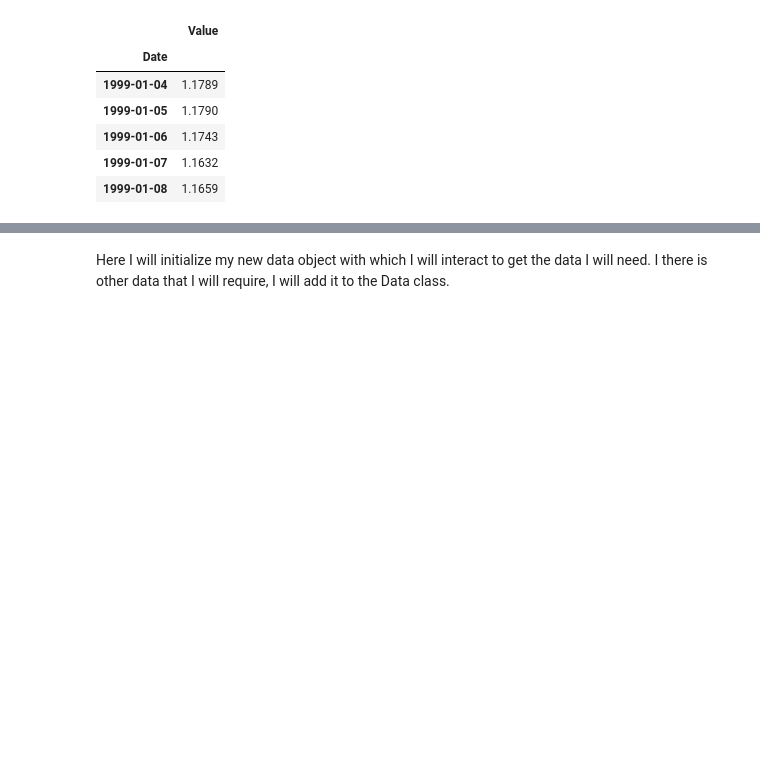
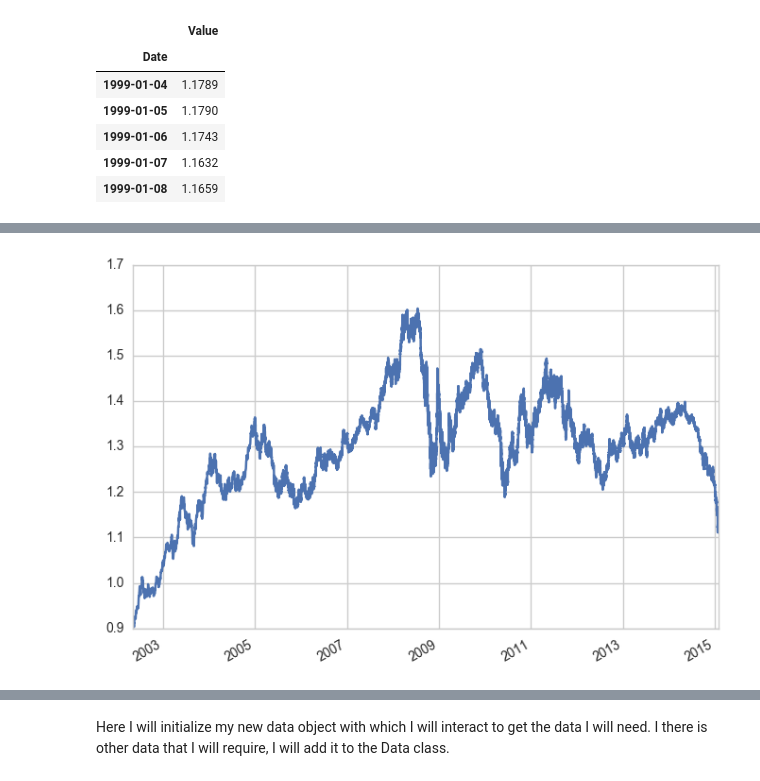
Before and after one commit to kfpotts1/Winter_COMP_370, a Jupyter notebook: Market_Normality_Research_Part_2.ipynb, the cells around one changed output, grey strips where cells are left out. Drawn from its saved outputs; the diff is of its cells as text; code cells hidden in the pictures; blank space fills up the shorter version.

```diff
--- a/Market_Normality_Research_Part_2.ipynb
+++ b/Market_Normality_Research_Part_2.ipynb
@@ -41,0 +45,37 @@ data.head()
+# %%
+# Python wrapper for oanda API, this wrapper needs some work but will do the job for now I think.
+import oandapy as opy
+
+# get my oada api key, I don't want to show the key so I'll read it in.
+f = open('/Users/kennypotts/Desktop/Data/oanda_api_key.txt', 'r')
+key = f.read()
+key = key.strip()
+
+oanda = opy.API(environment='practice', access_token=key)
+# %%
+# I am going to try to get minutely data form oanda,
+# I have to do it in chuncks because they have a 5000 limit for each request
+
+start = '2002-05-05'
+end = '2016-07-01'
+
+dates = pd.date_range(start=start, end=end, freq='D')
+instrument = 'EUR_USD'
+df = DataFrame()
+
+print('fethcing data for ',instrument)
+for i in range(0, len(dates) - 1):
+    # Format of date required by oanda API
+    d1 = str(dates[i]).replace(' ', 'T')
+    d2 = str(dates[i + 1]).replace(' ', 'T')
+
+    try:
+        d = oanda.get_history(instrument = instrument, start=d1, end=d2,
+                                 alignmentTimezone='America/New_York', granularity='M5')
+        df = df.append(DataFrame(d['candles']))
+    except:
+        pass
+
+df = df.set_index('time')
+df.index = [pd.datetime.strptime(x,"%Y-%m-%dT%H:%M:%S.%fZ") for x in df.index]
+eur_usd = df
@@ -41,0 +95,6 @@ data.head()
+# %%
+style.use('seaborn-notebook')
+
+eur_usd.closeAsk.plot();
+# %% [output]
+[figure, added]
```
Also changed, not shown: parts of 41 cells of this notebook, 6 other files.
